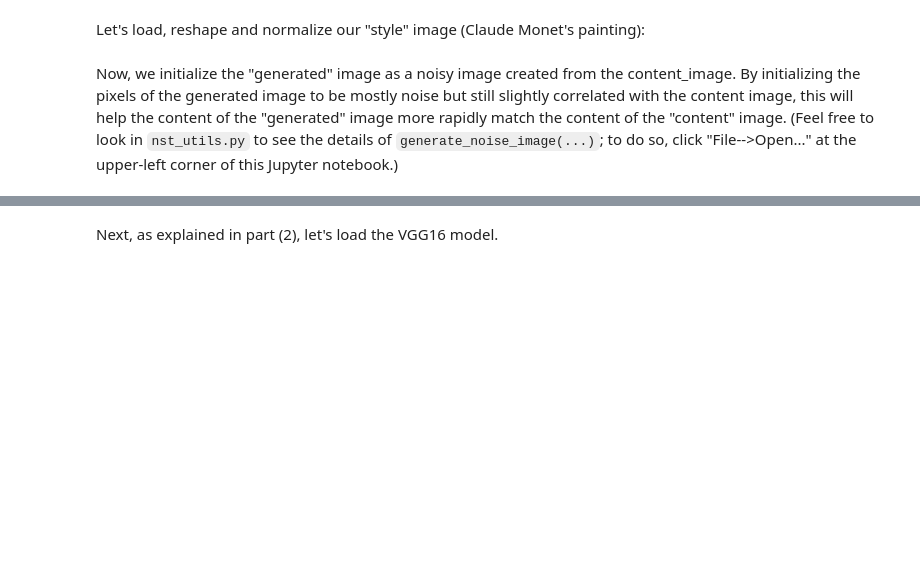
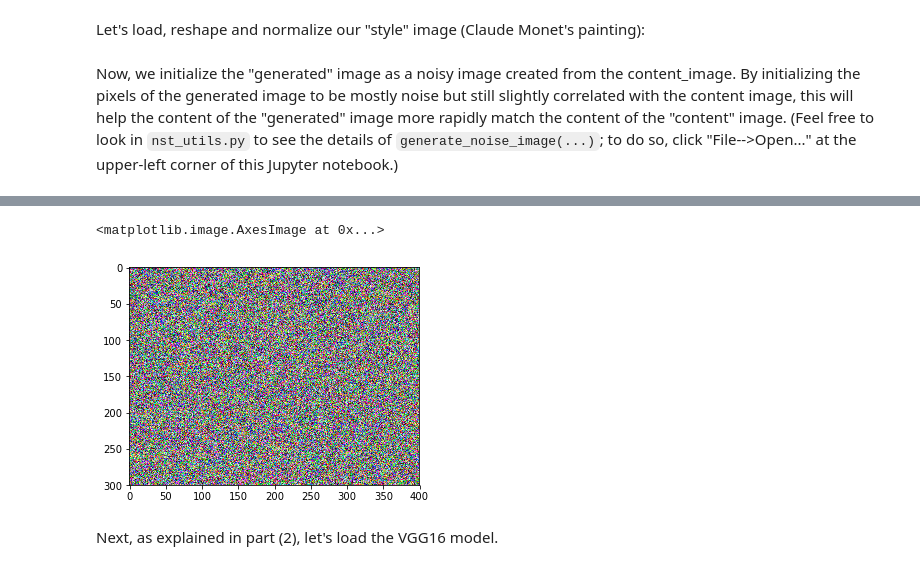
Before and after one commit to JasonVann/DeepLearning, a Jupyter notebook: MOOC/CNN/Art+Generation+with+Neural+Style+Transfer+-+v2.ipynb, the cells around one changed output, grey strips where cells are left out. Drawn from its saved outputs; the diff is of its cells as text; code cells hidden in the pictures; blank space fills up the shorter version.

Commit message:
Added image at iteration 0 and 180 for NeuralStyleTransfer

```diff
--- a/MOOC/CNN/Art+Generation+with+Neural+Style+Transfer+-+v2.ipynb
+++ b/MOOC/CNN/Art+Generation+with+Neural+Style+Transfer+-+v2.ipynb
@@ -503,0 +504,5 @@ imshow(generated_image[0])
+# %%
+imshow(generated_image[0])
+# %% [output]
+<matplotlib.image.AxesImage at 0x...>
+[figure, added]
```
Also changed, not shown: parts of 7 cells of this notebook, 2 other files.
